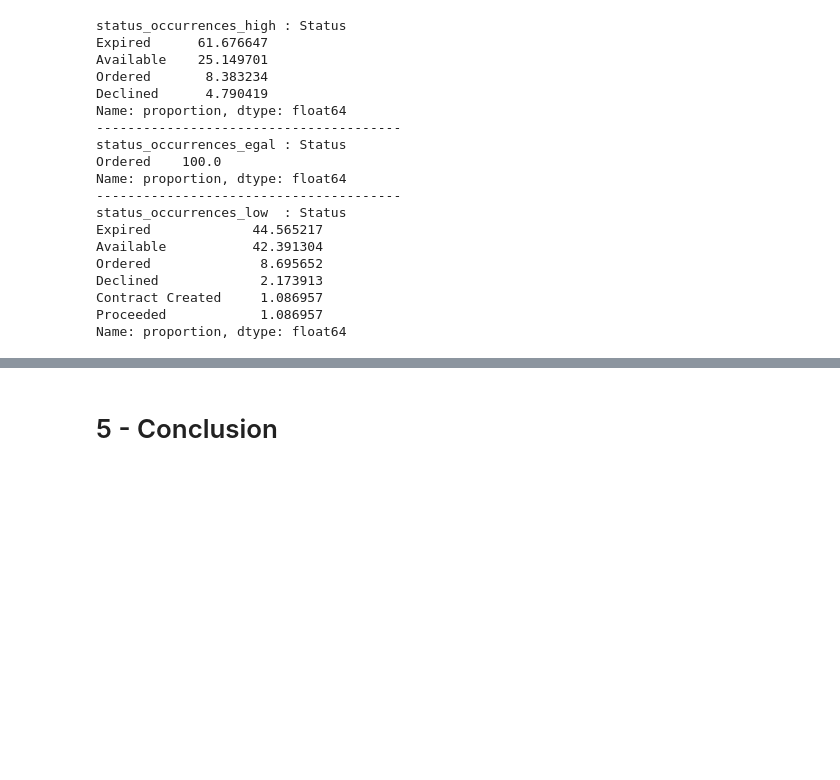
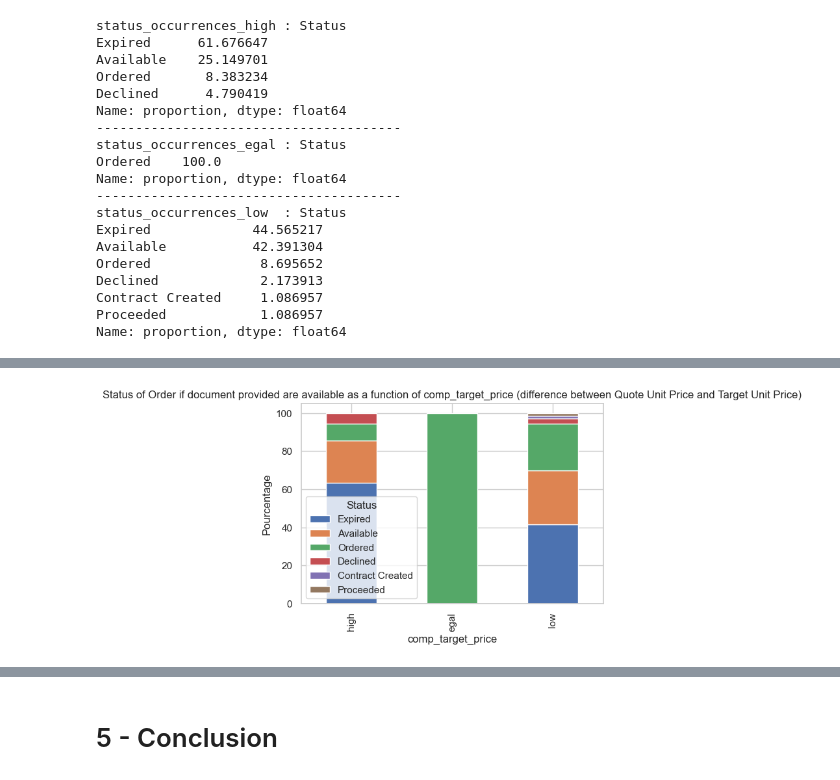
Before and after one commit to guillaumebrethes/Opply, a Jupyter notebook: S_1.ipynb, the cells around one changed output, grey strips where cells are left out. Cells and saved outputs as stored; diff of their text form; code cells hidden in the pictures; blank space fills up the shorter version.

```diff
--- a/S_1.ipynb
+++ b/S_1.ipynb
@@ -862,0 +930,18 @@ Name: proportion, dtype: float64
+# %%
+# If Samples are available , compare status for the diffrence of price between Target Unit Price and Quote Unit Price
+doc_provid_and_high = merge_outer[(merge_outer['Documents Provided'] == 'Yes') & (merge_outer['comp_target_price'] == 'high')]
+doc_provid_and_egal = merge_outer[(merge_outer['Documents Provided'] == 'Yes') & (merge_outer['comp_target_price'] == 'egal')]
+doc_provid_and_low = merge_outer[(merge_outer['Documents Provided'] == 'Yes') & (merge_outer['comp_target_price'] == 'low')]
+
+# Compter les occurrences de chaque valeur dans la colonne 'Status'
+status_occurrences_high_ = doc_provid_and_high['Status'].value_counts(normalize=True) * 100
+status_occurrences_egal_ = doc_provid_and_egal['Status'].value_counts(normalize=True) * 100
+status_occurrences_low_ = doc_provid_and_low['Status'].value_counts(normalize=True) * 100
+
+
+# Afficher les occurrences de status
+print("status_occurrences_high :", status_occurrences_high_)
+print("---------------------------------------")
+print("status_occurrences_egal :", status_occurrences_egal_)
+print("---------------------------------------")
+print("status_occurrences_low  :", status_occurrences_low_)
@@ -862,0 +968,16 @@ Name: proportion, dtype: float64
+# %%
+doc_price_high = {'high': status_occurrences_high_,}
+doc_price_egal = {'egal': status_occurrences_egal_,}
+doc_price_low = {'low': status_occurrences_low_,}
+
+# Create DataFrames
+doc_price_high_df = pd.DataFrame(doc_price_high)
+doc_price_egal_df = pd.DataFrame(doc_price_egal)
+doc_price_low_df = pd.DataFrame(doc_price_low)
+
+# Concat df
+result_doc_price = pd.concat([doc_price_high_df, doc_price_egal_df, doc_price_low_df], axis=1)
+
+result_doc_price = result_doc_price.fillna(0)
+
+result_doc_price
@@ -862,0 +993,13 @@ Name: proportion, dtype: float64
+# %%
+
+result_doc_price.T.plot(kind='bar', stacked=True, figsize=(6, 4))
+
+# Ajouter des étiquettes et un titre
+plt.xlabel('comp_target_price')
+plt.ylabel('Pourcentage')
+plt.title('Status of Order if document provided are available as a function of comp_target_price (difference between Quote Unit Price and Target Unit Price)')
+
+# Afficher le tracé
+plt.show()
+# %% [output]
+[figure, added]
```
Also changed, not shown: parts of 22 cells of this notebook.
